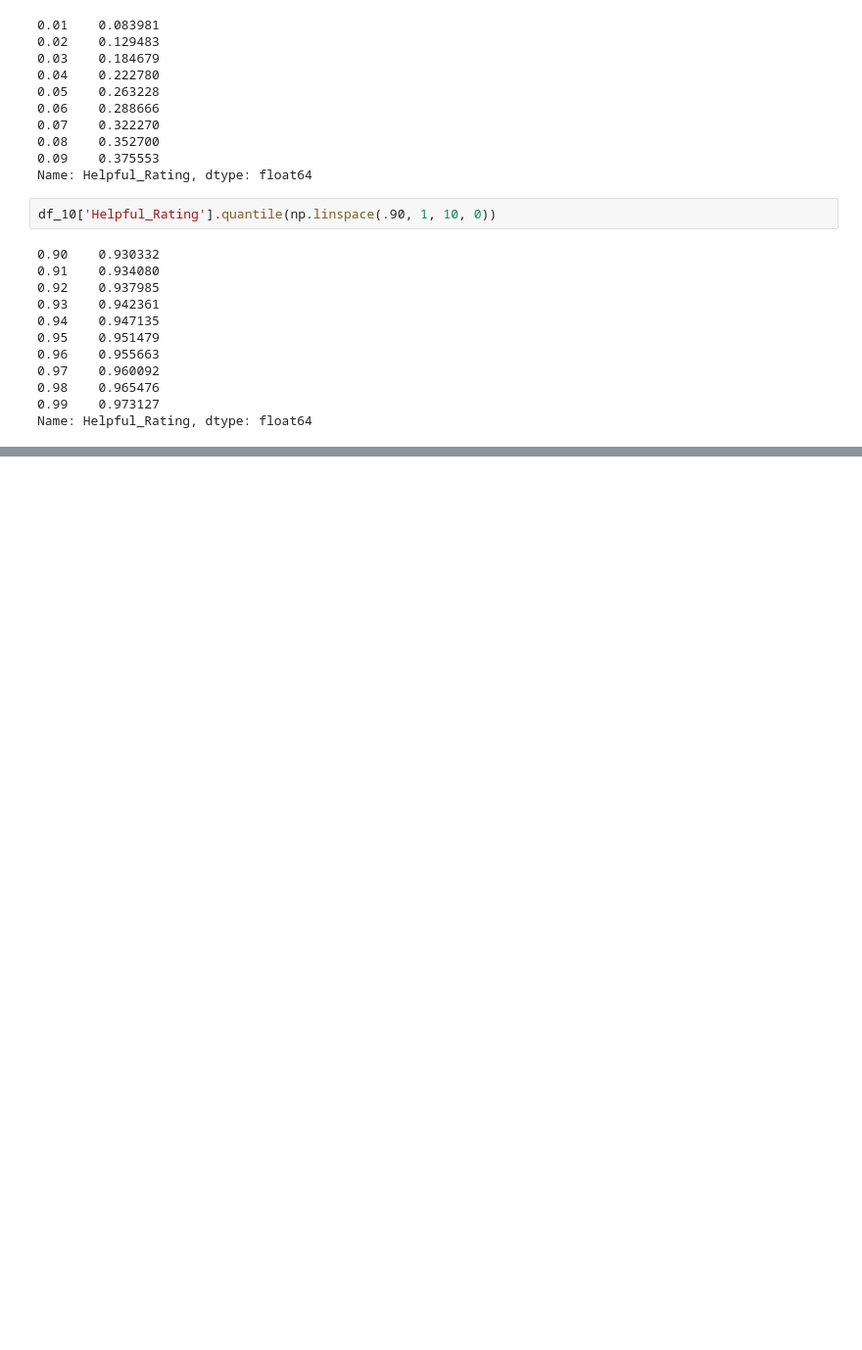
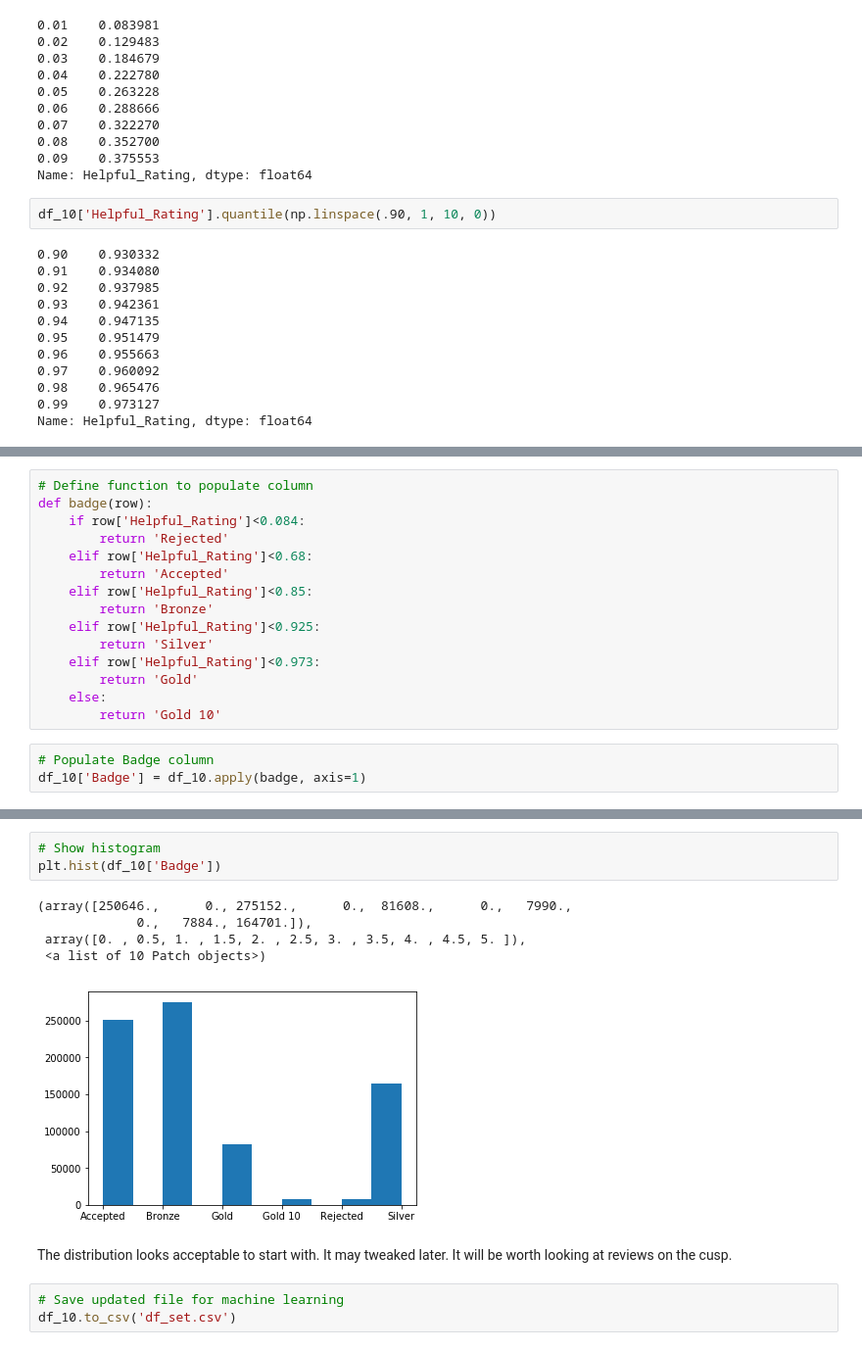
Before and after one commit to coreyjwade/Helpful_Reviews, a Jupyter notebook: Helpful_Reviews_Comparative_EDA.ipynb, the cells around one changed output, grey strips where cells are left out. Shown at 98% size. Cells and saved outputs as stored; diff of their text form; blank space fills up the shorter version.

Commit message:
gold column

```diff
--- a/Helpful_Reviews_Comparative_EDA.ipynb
+++ b/Helpful_Reviews_Comparative_EDA.ipynb
@@ -337,3 +339,21 @@ I'm going to make a first pass at the breakdown.
 5) Gold: .925<= x <.973 (~ 10%)
 
 6) Gold 10: .973 <x (~ 1%)
+# %%
+# Define function to populate column
+def badge(row):
+    if row['Helpful_Rating']<0.084:
+        return 'Rejected'
+    elif row['Helpful_Rating']<0.68:
+        return 'Accepted'
+    elif row['Helpful_Rating']<0.85:
+        return 'Bronze'
+    elif row['Helpful_Rating']<0.925:
+        return 'Silver'
+    elif row['Helpful_Rating']<0.973:
+        return 'Gold'
+    else:
+        return 'Gold 10'
+# %%
+# Populate Badge column
+df_10['Badge'] = df_10.apply(badge, axis=1)
@@ -339,0 +377,14 @@ I'm going to make a first pass at the breakdown.
+# %%
+# Show histogram
+plt.hist(df_10['Badge'])
+# %% [output]
+(array([250646.,      0., 275152.,      0.,  81608.,      0.,   7990.,
+             0.,   7884., 164701.]),
+ array([0. , 0.5, 1. , 1.5, 2. , 2.5, 3. , 3.5, 4. , 4.5, 5. ]),
+ <a list of 10 Patch objects>)
+[figure, added]
+# %% [markdown]
+The distribution looks acceptable to start with. It may tweaked later. It will be worth looking at reviews on the cusp.
+# %%
+# Save updated file for machine learning
+df_10.to_csv('df_set.csv')
```
Also changed, not shown: parts of 4 cells of this notebook.
